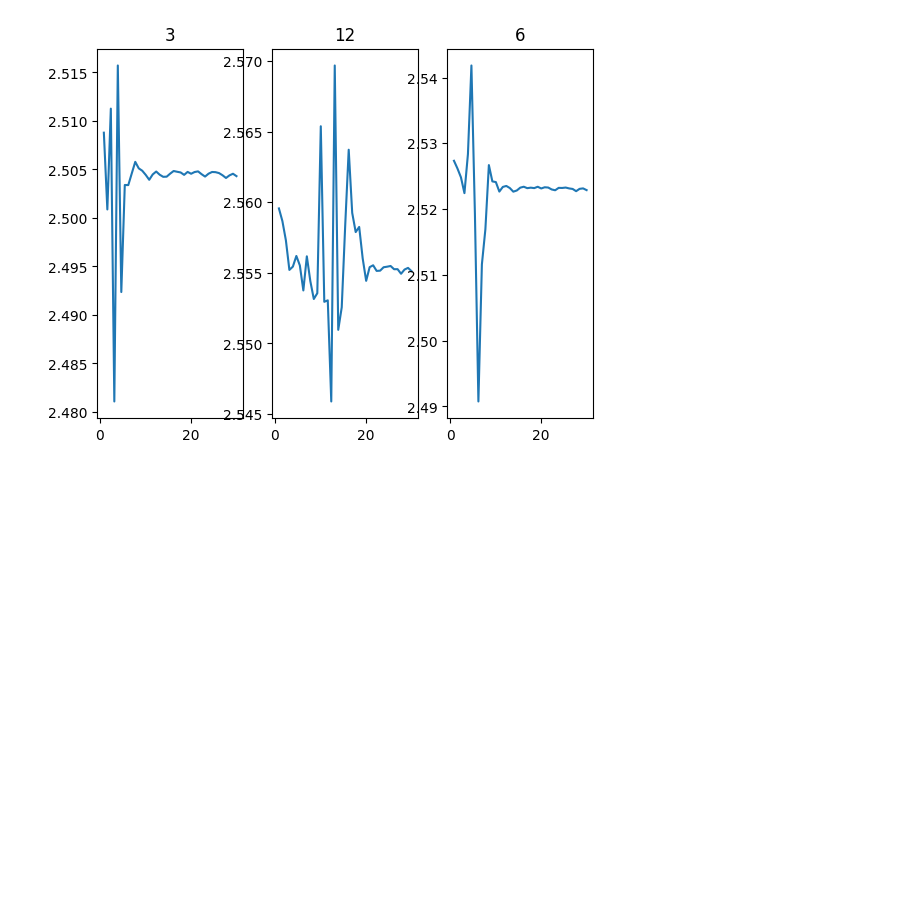
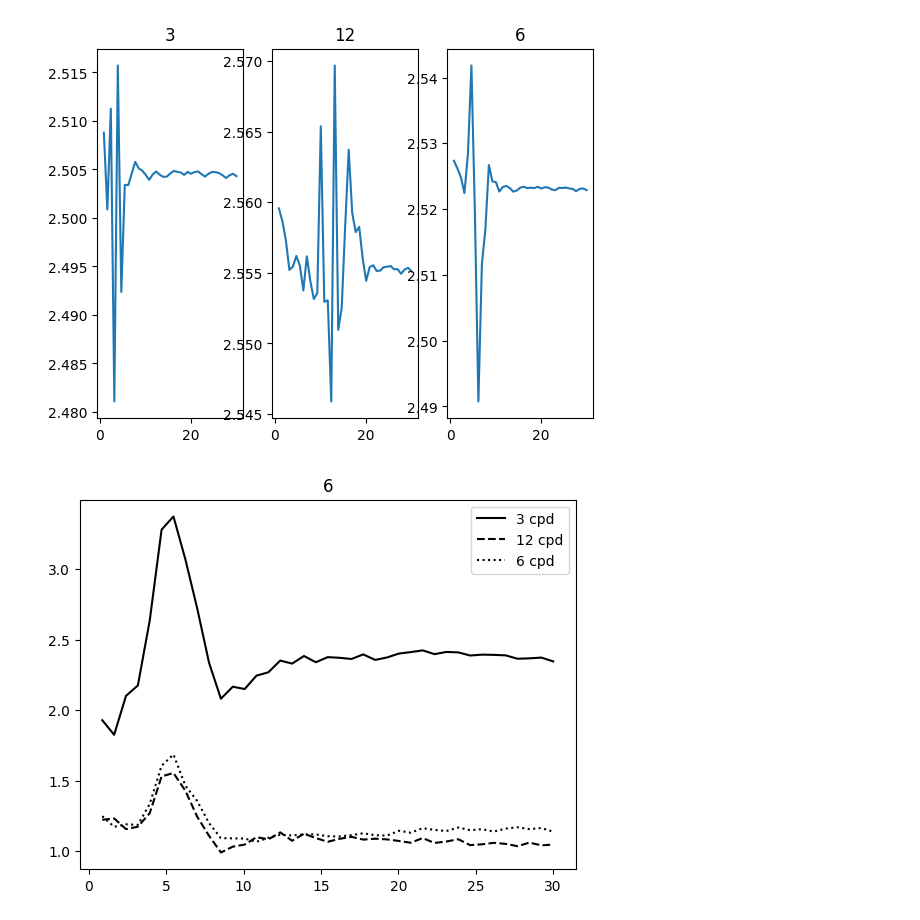
Before and after one commit to Valerolaparra/visturing, a Jupyter notebook: Experiments/Experiment_3/template.ipynb, the cells around one changed output. Cells and saved outputs as stored; diff of their text form; code cells hidden in the pictures; blank space fills up the shorter version.

```diff
--- a/Experiments/Experiment_3/template.ipynb
+++ b/Experiments/Experiment_3/template.ipynb
@@ -64,3 +64,15 @@ for ax, (k, diff) in zip(axes.ravel(), diffs_inv.items()):
 plt.show()
 # %% [output]
 [figure]
+# %%
+fig, ax = plt.subplots(1,1)
+for k, diff in diffs_inv.items():
+    if k == "3": style = "solid"
+    elif k == "6": style = "dotted"
+    elif k == "12": style = "dashed"
+    ax.plot(freqs, diff, linestyle=style, color="k", label=f"{k} cpd")
+    ax.set_title(k)
+plt.legend()
+plt.show()
+# %% [output]
+[figure, added]
```
Also changed, not shown: 1 other file.
